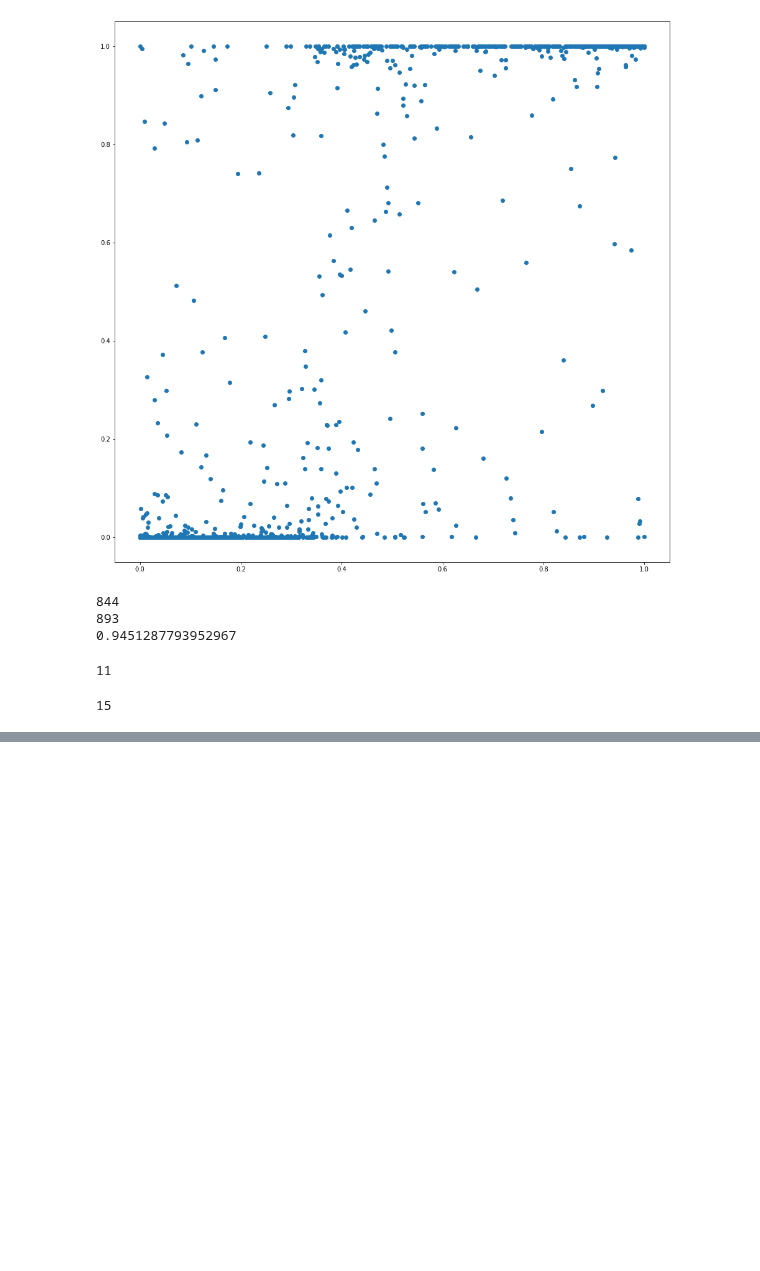
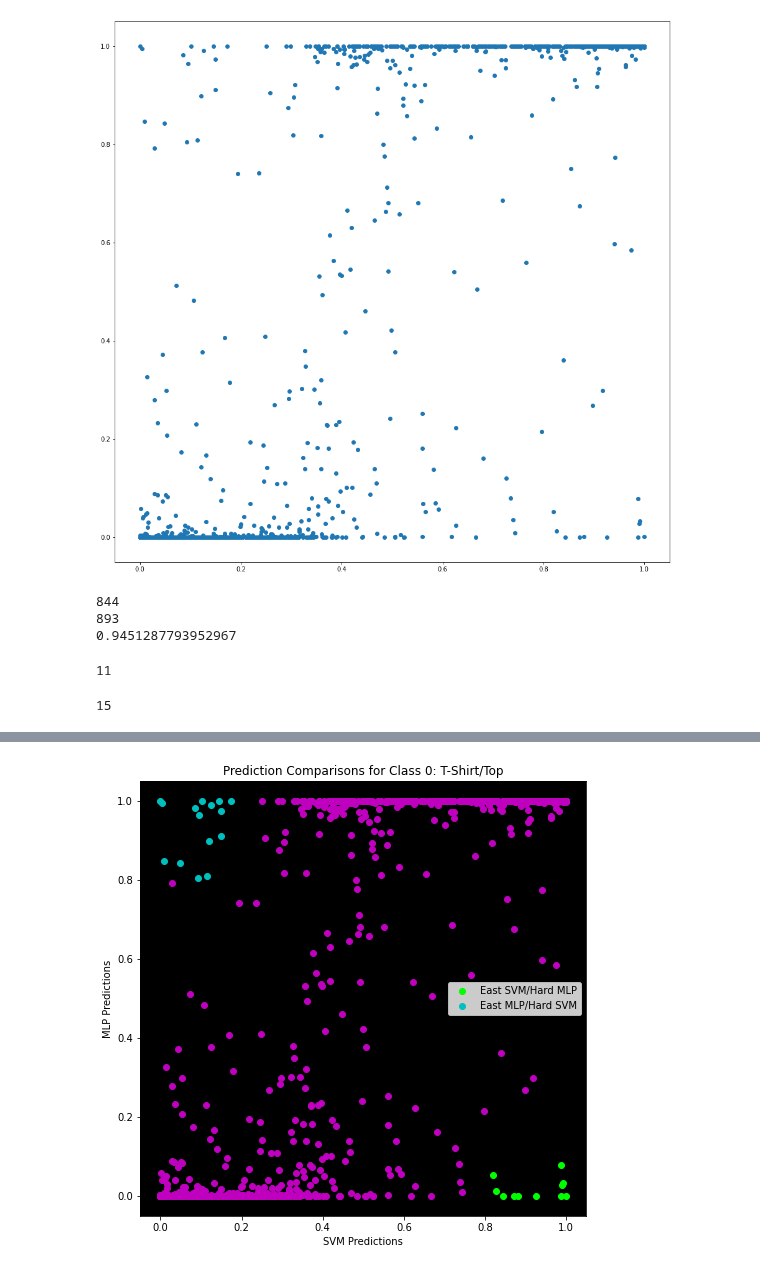
Before and after one commit to jasonmrimer/cse590-machine-learning, a Jupyter notebook: homework4/comparison.ipynb, the cells around one changed output, grey strips where cells are left out. Saved outputs shown, nothing was run; the diff lists cells and outputs as text; code cells hidden in the pictures; blank space fills up the shorter version.

Commit message:
scatter plots refactored

```diff
--- a/homework4/comparison.ipynb
+++ b/homework4/comparison.ipynb
@@ -162,40 +162,41 @@ def separate_and_graph_prediction_comparison(
         pred_proba_class_svm,
         pred_proba_class_mlp
 ):
-    copy_class_pred_svm = list(pred_proba_class_svm)
-    copy_class_pred_mlp = list(pred_proba_class_mlp)
+    copy_pred_proba_svm = list(pred_proba_class_svm)
+    copy_pred_proba_mlp = list(pred_proba_class_mlp)
 
-    class_0_easy_svm_x_y, copy_class_pred_svm, copy_class_pred_mlp = extract_easy_vs_hard(
-        copy_class_pred_svm,
-        copy_class_pred_mlp,
-        copy_class_pred_svm,
-        copy_class_pred_mlp,
+    easy_svm_xy, copy_pred_proba_svm, copy_pred_proba_mlp = extract_easy_vs_hard(
+        copy_pred_proba_svm,
+        copy_pred_proba_mlp,
+        copy_pred_proba_svm,
+        copy_pred_proba_mlp,
     )
 
-    class_0_easy_mlp_x_y, copy_class_pred_mlp, copy_class_pred_svm = extract_easy_vs_hard(
-        copy_class_pred_mlp,
-        copy_class_pred_svm,
-        copy_class_pred_svm,
-        copy_class_pred_mlp,
+    easy_mlp_xy, copy_pred_proba_mlp, copy_pred_proba_svm = extract_easy_vs_hard(
+        copy_pred_proba_mlp,
+        copy_pred_proba_svm,
+        copy_pred_proba_svm,
+        copy_pred_proba_mlp,
     )
 
     plot_easy_hard(
-        'Class 0: T-Shirt/Top',
-        easy_svm_xy=class_0_easy_svm_x_y,
-        easy_mlp_xy=class_0_easy_mlp_x_y,
-        remaining_svm=copy_class_pred_svm,
-        remaining_mlp=copy_class_pred_mlp
+        title_class,
+        easy_svm_xy=easy_svm_xy,
+        easy_mlp_xy=easy_mlp_xy,
+        remaining_svm=copy_pred_proba_svm,
+        remaining_mlp=copy_pred_proba_mlp
     )
 
 def plot_easy_hard(title_class, easy_svm_xy, easy_mlp_xy, remaining_svm, remaining_mlp):
-    global fig, ax
     fig, ax = plt.subplots()
     fig.set_figheight(8)
     fig.set_figwidth(8)
+    ax.set_facecolor('black')
+
     plt.title(f'Prediction Comparisons for {title_class}')
     plt.xlabel('SVM Predictions')
     plt.ylabel('MLP Predictions')
-    plt.scatter(easy_svm_xy[:, 0], easy_svm_xy[:, 1], c='g', label='East SVM/Hard MLP')
+    plt.scatter(easy_svm_xy[:, 0], easy_svm_xy[:, 1], c='lime', label='East SVM/Hard MLP')
     plt.scatter(easy_mlp_xy[:, 0], easy_mlp_xy[:, 1], c='c', label='East MLP/Hard SVM')
     plt.scatter(remaining_svm, remaining_mlp, c='m')
     plt.legend()
@@ -234,0 +212,8 @@ plot_easy_hard(
+# %%
+separate_and_graph_prediction_comparison(
+    'Class 0: T-Shirt/Top',
+    pred_proba_class_svm=pred_proba_class_0_svm,
+    pred_proba_class_mlp=pred_proba_class_0_mlp
+)
+# %% [output]
+[figure, added]
```
Also changed, not shown: parts of 11 cells of this notebook.
